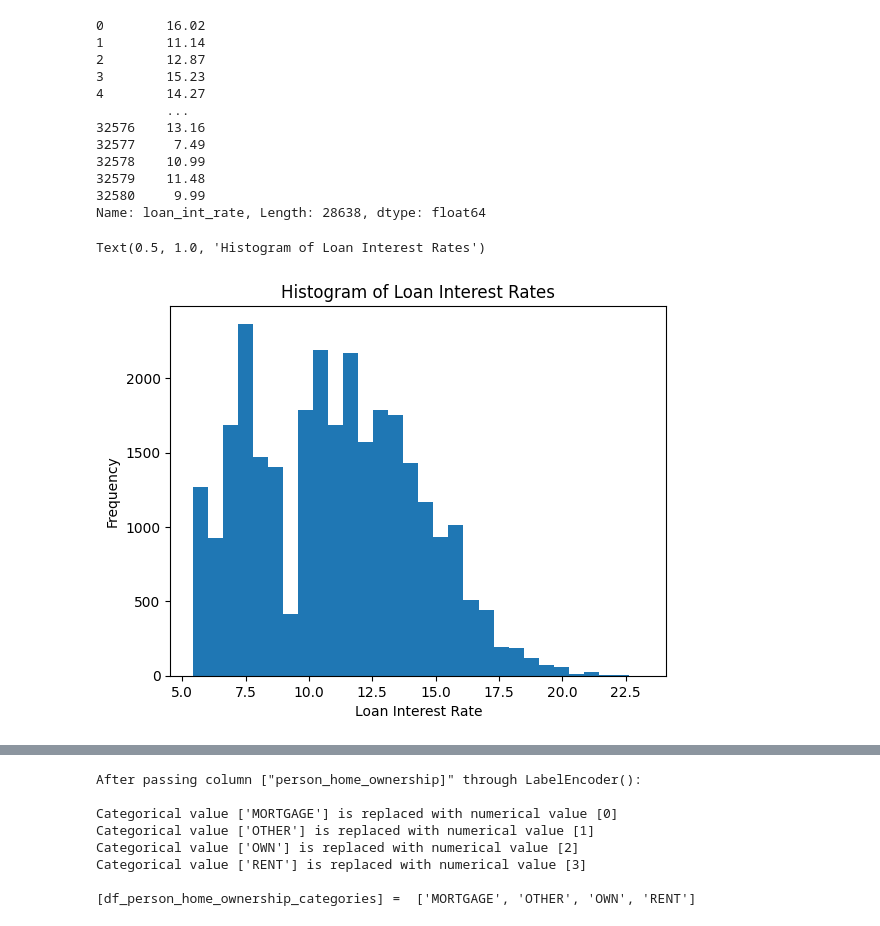
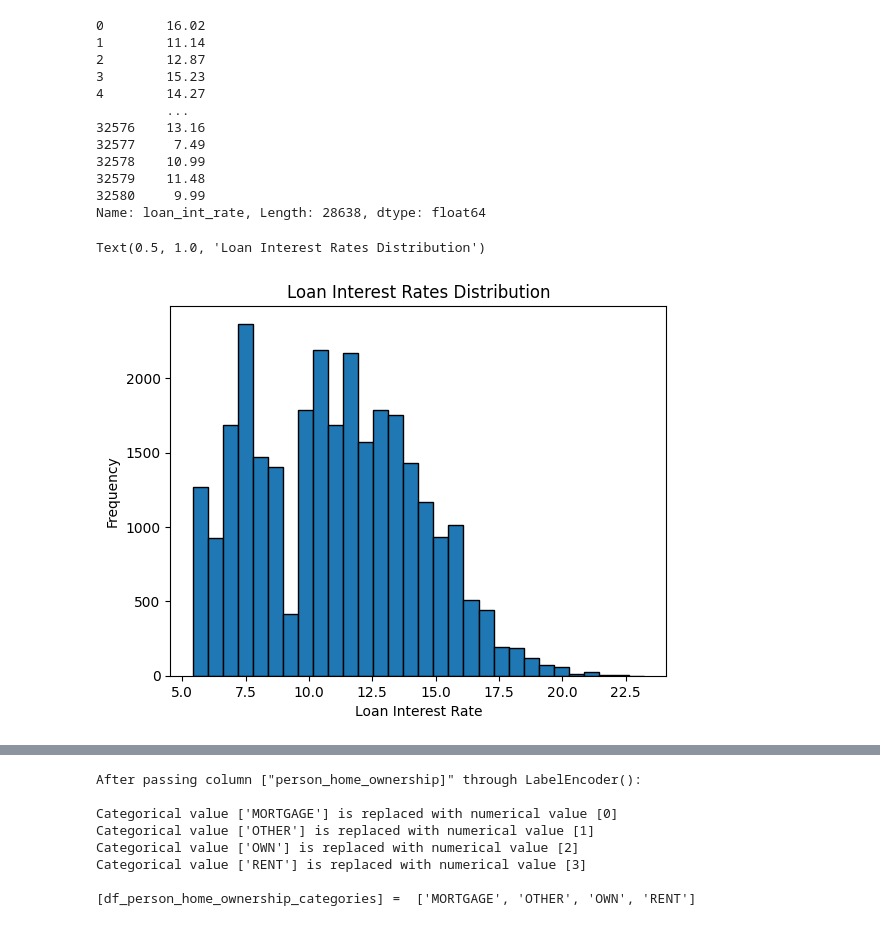
Before and after one commit to CarlosGG18/Credit-Risk-Analysis, a Jupyter notebook: Cleaning_EDA.ipynb, the cells around one changed output, grey strips where cells are left out. Cells and saved outputs as stored; diff of their text form; code cells hidden in the pictures.

```diff
--- a/Cleaning_EDA.ipynb
+++ b/Cleaning_EDA.ipynb
@@ -177,11 +177,11 @@ df['loan_int_rate']
 32580     9.99
 Name: loan_int_rate, Length: 28638, dtype: float64
 # %%
-plt.hist(df['loan_int_rate'], bins=30)
+plt.hist(df['loan_int_rate'], bins=30, edgecolor='black')
 plt.xlabel('Loan Interest Rate')
 plt.ylabel('Frequency')
-plt.title('Histogram of Loan Interest Rates')
+plt.title('Loan Interest Rates Distribution')
 # %% [output]
-Text(0.5, 1.0, 'Histogram of Loan Interest Rates')
+Text(0.5, 1.0, 'Loan Interest Rates Distribution')
-[figure, old version]
+[figure, new version]
 # %%
```
Also changed, not shown: parts of 4 cells of this notebook.
